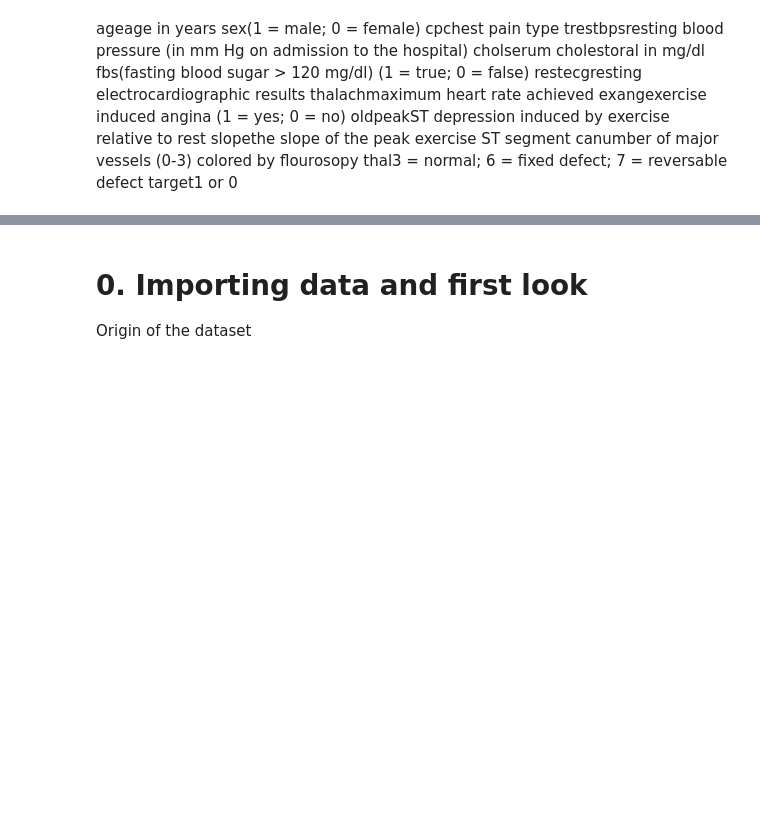
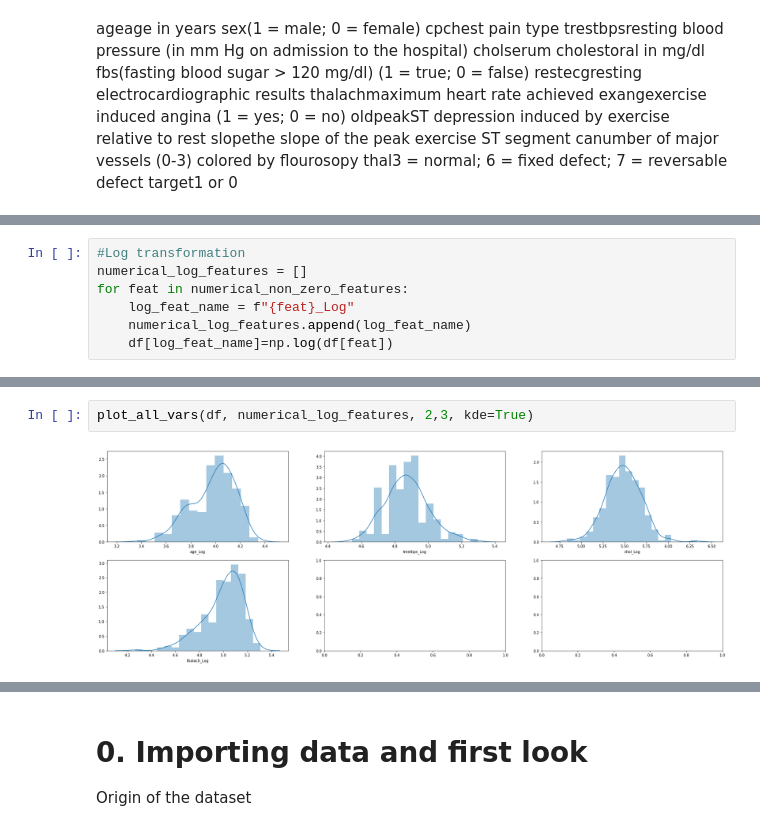
Before and after one commit to emblondel/AI-Portfolio, a Jupyter notebook: Heart Diseases - Risk Factors.ipynb, the cells around one changed output, grey strips where cells are left out. Drawn from its saved outputs; the diff is of its cells as text; blank space fills up the shorter version.

```diff
--- a/Heart Diseases - Risk Factors.ipynb
+++ b/Heart Diseases - Risk Factors.ipynb
@@ -23,0 +122,7 @@ target1 or 0
+# %%
+#Log transformation
+numerical_log_features = []
+for feat in numerical_non_zero_features:
+    log_feat_name = f"{feat}_Log"
+    numerical_log_features.append(log_feat_name)
+    df[log_feat_name]=np.log(df[feat])
@@ -23,0 +133,4 @@ target1 or 0
+# %%
+plot_all_vars(df, numerical_log_features, 2,3, kde=True)
+# %% [output]
+[figure, added]
```
Also changed, not shown: parts of 19 cells of this notebook.
